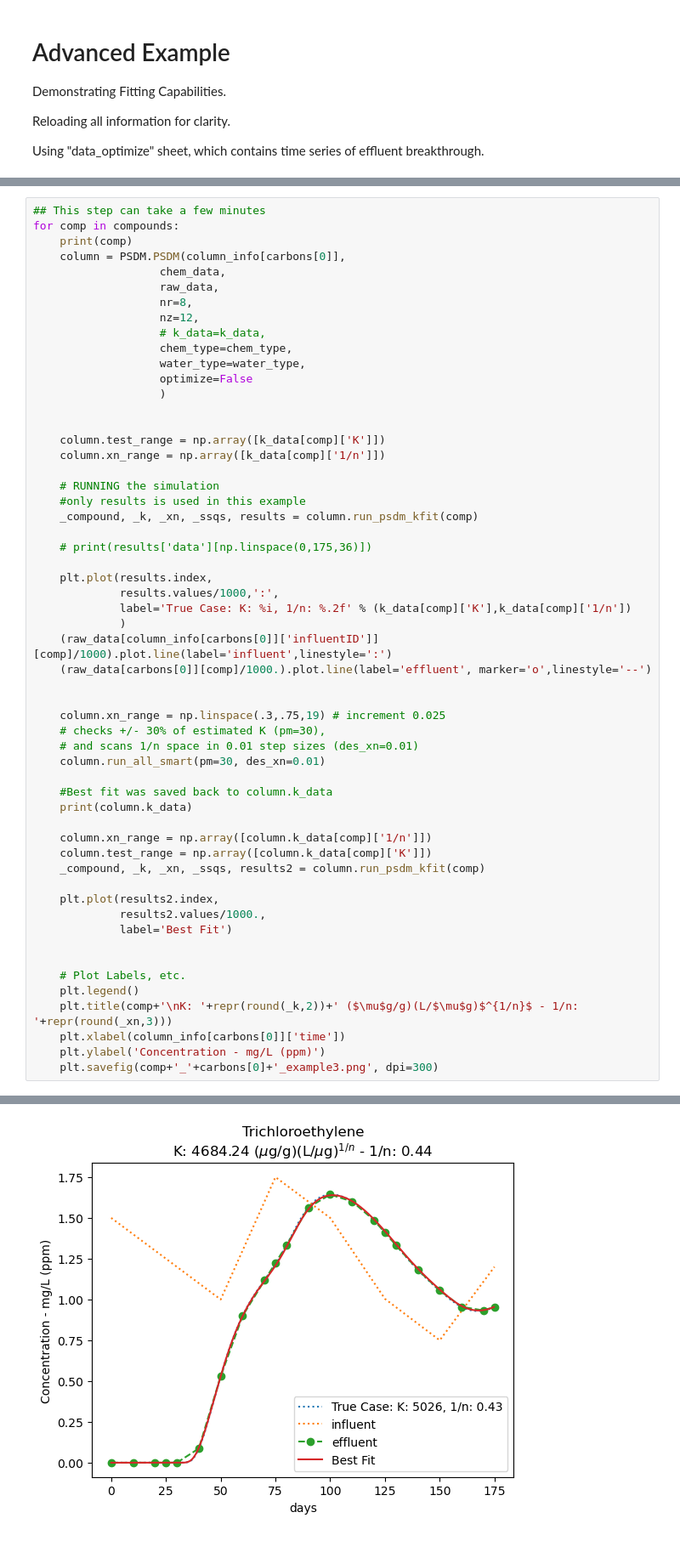
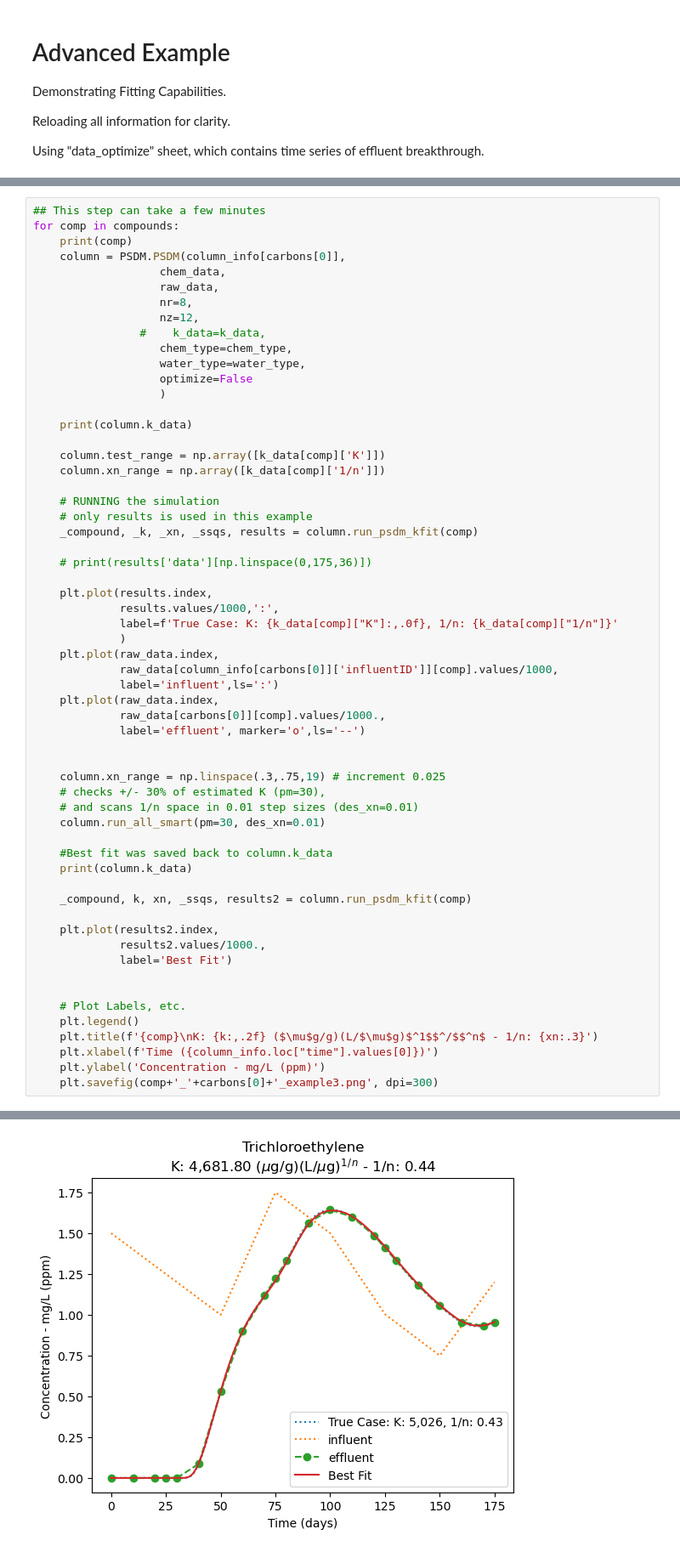
Before and after one commit to USEPA/Water_Treatment_Models, a Jupyter notebook: PSDM/Simple_Example.ipynb, the cells around one changed output, grey strips where cells are left out. Shown at 85% size. Cells and saved outputs as stored; diff of their text form.

```diff
--- a/PSDM/Simple_Example.ipynb
+++ b/PSDM/Simple_Example.ipynb
@@ -296,28 +297,33 @@ for comp in compounds:
                    raw_data,
                    nr=8,
                    nz=12,
-                   # k_data=k_data,
+                #    k_data=k_data,
                    chem_type=chem_type,
                    water_type=water_type,
                    optimize=False
                    )
 
+    print(column.k_data)
 
     column.test_range = np.array([k_data[comp]['K']])
     column.xn_range = np.array([k_data[comp]['1/n']])
 
     # RUNNING the simulation
-    #only results is used in this example
+    # only results is used in this example
     _compound, _k, _xn, _ssqs, results = column.run_psdm_kfit(comp)
 
     # print(results['data'][np.linspace(0,175,36)])
 
     plt.plot(results.index,
              results.values/1000,':',
-             label='True Case: K: %i, 1/n: %.2f' % (k_data[comp]['K'],k_data[comp]['1/n'])
+             label=f'True Case: K: {k_data[comp]["K"]:,.0f}, 1/n: {k_data[comp]["1/n"]}'
              )
-    (raw_data[column_info[carbons[0]]['influentID']][comp]/1000).plot.line(label='influent',linestyle=':')
-    (raw_data[carbons[0]][comp]/1000.).plot.line(label='effluent', marker='o',linestyle='--')
+    plt.plot(raw_data.index,
+             raw_data[column_info[carbons[0]]['influentID']][comp].values/1000,
+             label='influent',ls=':')
+    plt.plot(raw_data.index,
+             raw_data[carbons[0]][comp].values/1000.,
+             label='effluent', marker='o',ls='--')
 
 
     column.xn_range = np.linspace(.3,.75,19) # increment 0.025
@@ -328,9 +334,7 @@ for comp in compounds:
     #Best fit was saved back to column.k_data
     print(column.k_data)
 
-    column.xn_range = np.array([column.k_data[comp]['1/n']])
-    column.test_range = np.array([column.k_data[comp]['K']])
-    _compound, _k, _xn, _ssqs, results2 = column.run_psdm_kfit(comp)
+    _compound, k, xn, _ssqs, results2 = column.run_psdm_kfit(comp)
 
     plt.plot(results2.index,
              results2.values/1000.,
@@ -339,8 +343,8 @@ for comp in compounds:
 
     # Plot Labels, etc.
     plt.legend()
-    plt.title(comp+'\nK: '+repr(round(_k,2))+' ($\mu$g/g)(L/$\mu$g)$^{1/n}$ - 1/n: '+repr(round(_xn,3)))
-    plt.xlabel(column_info[carbons[0]]['time'])
+    plt.title(f'{comp}\nK: {k:,.2f} ($\mu$g/g)(L/$\mu$g)$^1$$^/$$^n$ - 1/n: {xn:.3}')
+    plt.xlabel(f'Time ({column_info.loc["time"].values[0]})')
     plt.ylabel('Concentration - mg/L (ppm)')
     plt.savefig(comp+'_'+carbons[0]+'_example3.png', dpi=300)
 # %% [output]
@@ -356,4 +365,4 @@ AveC        1360.678803
-[figure, old version]
+[figure, new version]
 # %% [markdown]
 # ALTERNATE OPTIMIZER
 Depending on selections this can take 1+ hours per compound !!!!
```
Also changed, not shown: parts of 2 cells of this notebook, 4 other files.
